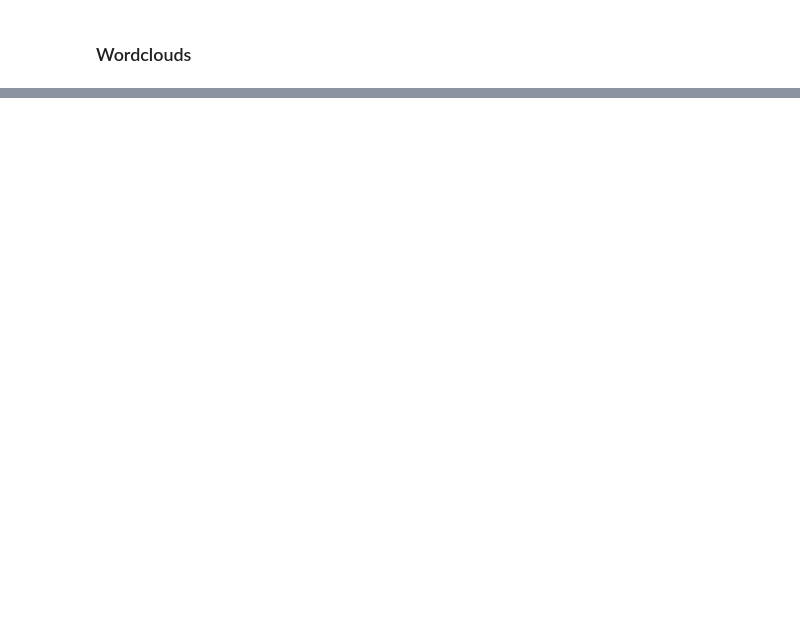
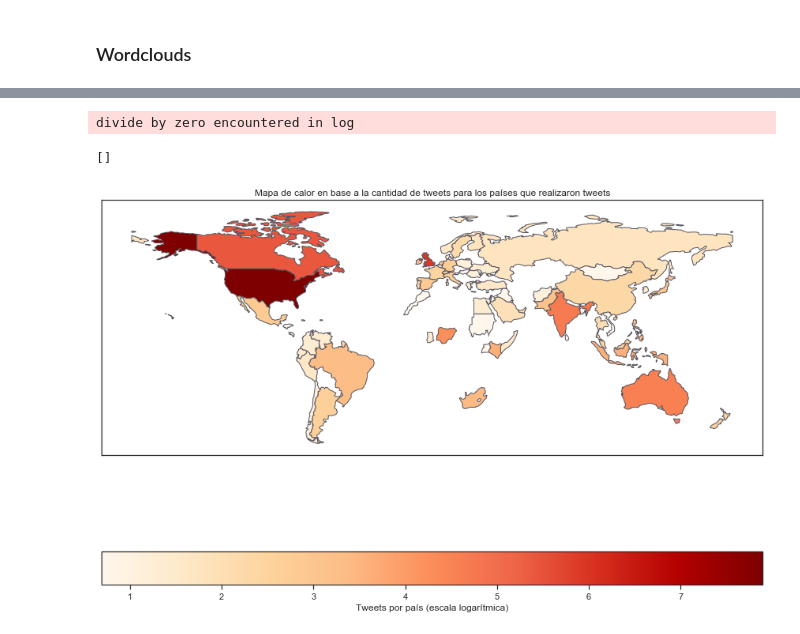
Before and after one commit to AlurrAldrey/OrgaDatosTP, a Jupyter notebook: tp1/TP1_hashtags_mentions.ipynb, the cells around one changed output, grey strips where cells are left out. Saved outputs shown, nothing was run; the diff lists cells and outputs as text; code cells hidden in the pictures; blank space fills up the shorter version.

Commit message:
Actualizado el notebook con el mapa de calor

```diff
--- a/tp1/TP1_hashtags_mentions.ipynb
+++ b/tp1/TP1_hashtags_mentions.ipynb
@@ -390,0 +474,21 @@ plt.show()
+# %%
+countries = disasters.loc[disasters['country'] != 'undefined']['country'].value_counts().reset_index()
+countries.columns = ['name', 'tweets_qty']
+countries['name'].replace({'United States':'United States of America'}, inplace=True)
+# %%
+worldTweets = world.merge(countries, how='left', on='name')
+worldTweets.loc[worldTweets['tweets_qty'].isna(), ['tweets_qty']] = 0
+worldTweets['tweets_qty_log'] = np.log(worldTweets['tweets_qty'])
+# %% [output]
+divide by zero encountered in log
+# %%
+worldTweets.loc[worldTweets['tweets_qty_log'] == -np.inf, ['tweets_qty_log']] = 0.0
+# %%
+fig, ax = plt.subplots(1, 1, figsize=(15, 15))
+worldTweets.loc[worldTweets['tweets_qty_log'] != 0].plot(column='tweets_qty_log', cmap='OrRd', edgecolor='#545460', ax=ax, legend=True, legend_kwds={'label': "Tweets por país (escala logarítmica)", 'orientation': "horizontal"})
+ax.set_title("Mapa de calor en base a la cantidad de tweets para los países que realizaron tweets")
+ax.set_yticklabels([])
+ax.set_xticklabels([])
+# %% [output]
+[]
+[figure, added]
```
Also changed, not shown: parts of 47 cells of this notebook.
